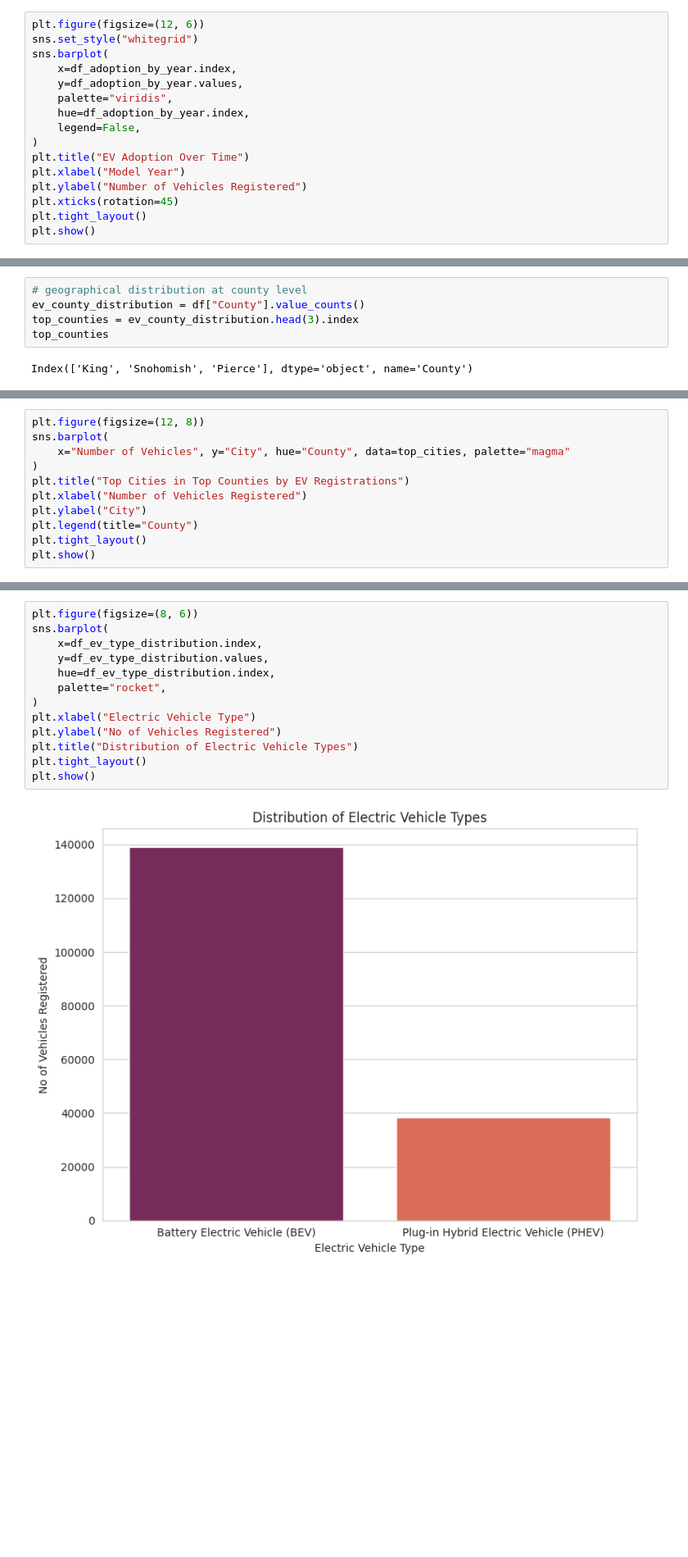
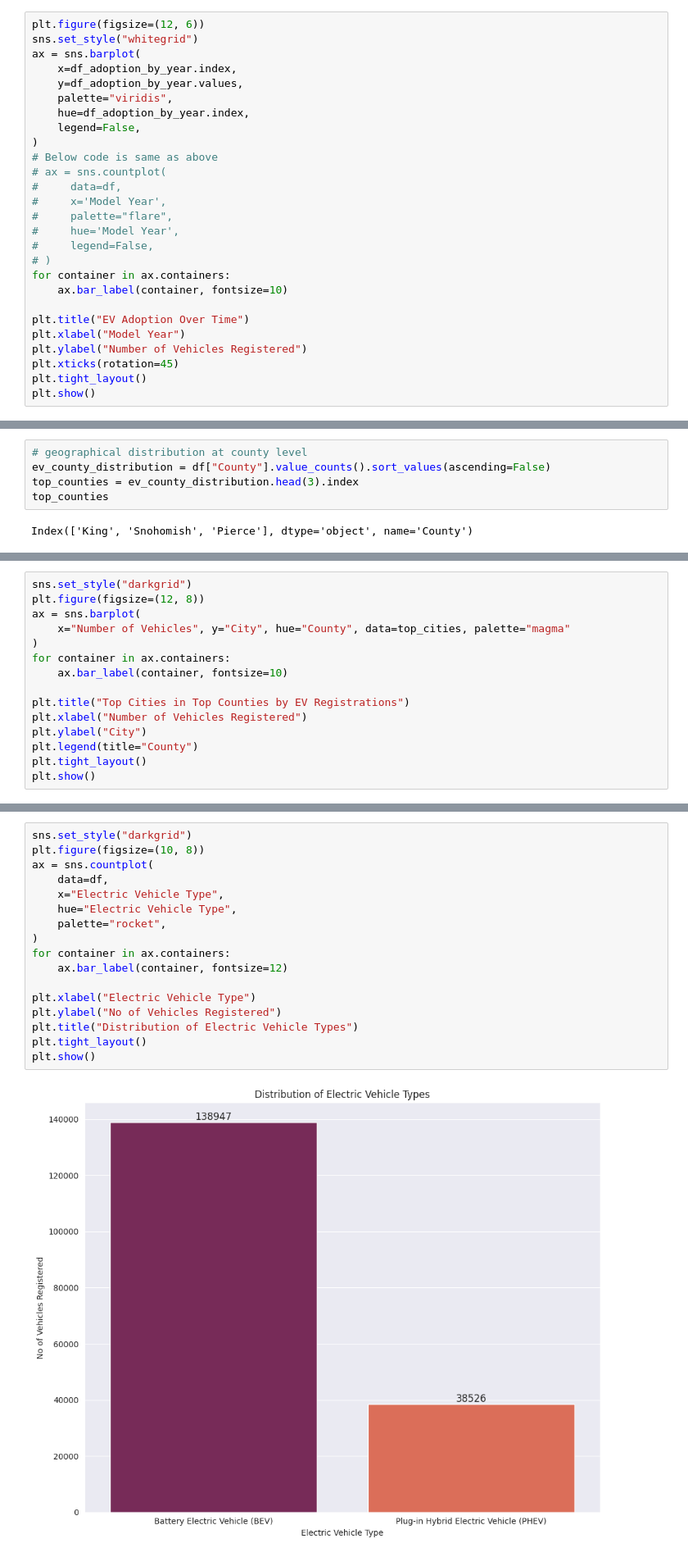
Before and after one commit to ajithpmohan/electric-vehicles-market-size-analysis-using-python, a Jupyter notebook: main.ipynb, the cells around one changed output, grey strips where cells are left out. Shown at 82% size. Saved outputs shown, nothing was run; the diff lists cells and outputs as text; blank space fills up the shorter version.

```diff
--- a/main.ipynb
+++ b/main.ipynb
@@ -98,13 +98,24 @@ Name: count, dtype: int64
 # %%
 plt.figure(figsize=(12, 6))
 sns.set_style("whitegrid")
-sns.barplot(
+ax = sns.barplot(
     x=df_adoption_by_year.index,
     y=df_adoption_by_year.values,
     palette="viridis",
     hue=df_adoption_by_year.index,
     legend=False,
 )
+# Below code is same as above
+# ax = sns.countplot(
+#     data=df,
+#     x='Model Year',
+#     palette="flare",
+#     hue='Model Year',
+#     legend=False,
+# )
+for container in ax.containers:
+    ax.bar_label(container, fontsize=10)
+
 plt.title("EV Adoption Over Time")
 plt.xlabel("Model Year")
 plt.ylabel("Number of Vehicles Registered")
@@ -118,6 +129,6 @@ plt.show()
 # %%
 # geographical distribution at county level
-ev_county_distribution = df["County"].value_counts()
+ev_county_distribution = df["County"].value_counts().sort_values(ascending=False)
 top_counties = ev_county_distribution.head(3).index
 top_counties
 # %% [output]
@@ -158,10 +184,14 @@ top_cities
 | 8 | King | Tukwila | 2927 |
 | 9 | King | Kent | 2782 |
 # %%
+sns.set_style("darkgrid")
 plt.figure(figsize=(12, 8))
-sns.barplot(
+ax = sns.barplot(
     x="Number of Vehicles", y="City", hue="County", data=top_cities, palette="magma"
 )
+for container in ax.containers:
+    ax.bar_label(container, fontsize=10)
+
 plt.title("Top Cities in Top Counties by EV Registrations")
 plt.xlabel("Number of Vehicles Registered")
 plt.ylabel("City")
@@ -184,16 +205,20 @@ Name: count, dtype: int64
 # %%
-plt.figure(figsize=(8, 6))
-sns.barplot(
-    x=df_ev_type_distribution.index,
-    y=df_ev_type_distribution.values,
-    hue=df_ev_type_distribution.index,
+sns.set_style("darkgrid")
+plt.figure(figsize=(10, 8))
+ax = sns.countplot(
+    data=df,
+    x="Electric Vehicle Type",
+    hue="Electric Vehicle Type",
     palette="rocket",
 )
+for container in ax.containers:
+    ax.bar_label(container, fontsize=12)
+
 plt.xlabel("Electric Vehicle Type")
 plt.ylabel("No of Vehicles Registered")
 plt.title("Distribution of Electric Vehicle Types")
 plt.tight_layout()
 plt.show()
 # %% [output]
-[figure, old version]
+[figure, new version]
 # %% [markdown]
```
Also changed, not shown: parts of 23 cells of this notebook.
